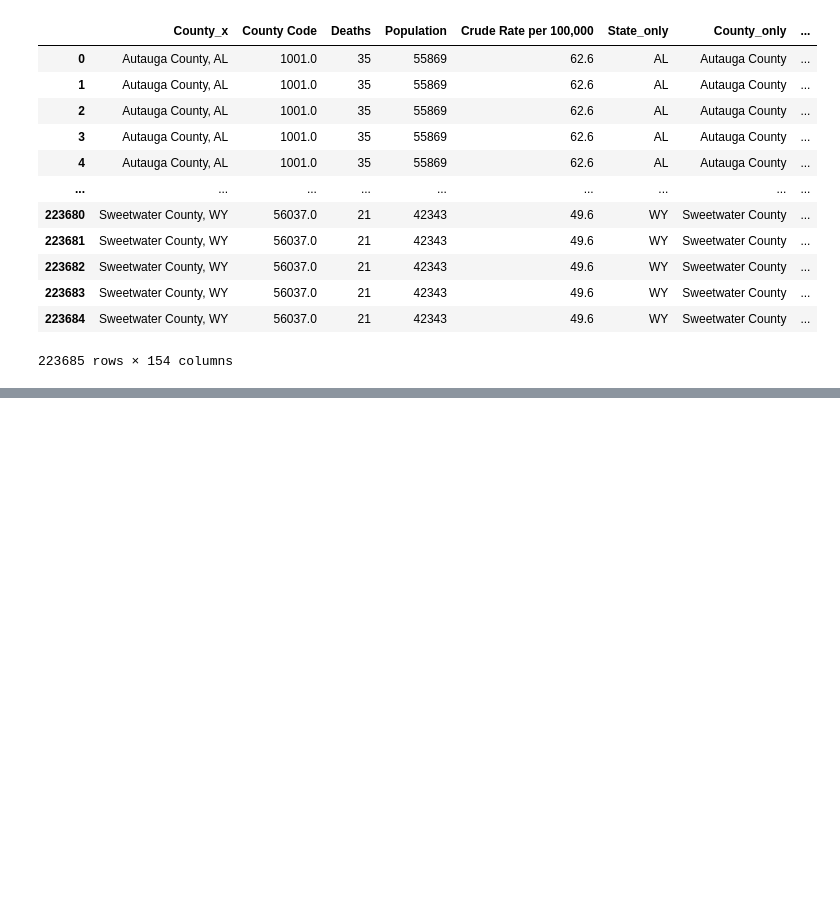
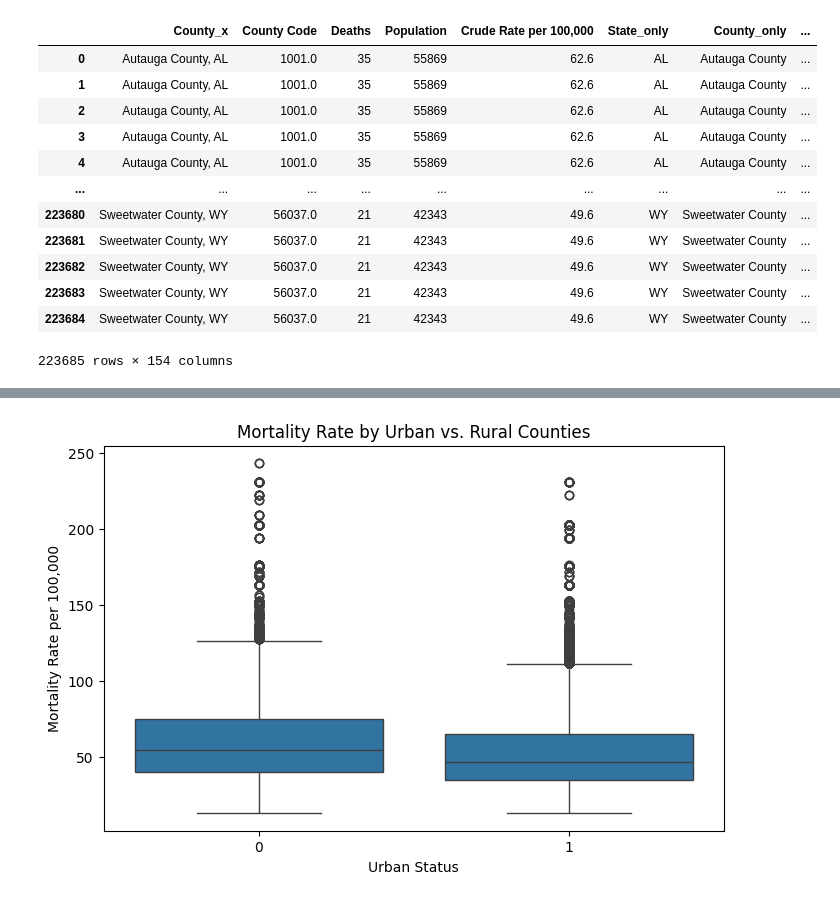
Before and after one commit to marklee4823/math189_project, a Jupyter notebook: Notebook.ipynb, the cells around one changed output, grey strips where cells are left out. Cells and saved outputs as stored; diff of their text form; code cells hidden in the pictures; blank space fills up the shorter version.

```diff
--- a/Notebook.ipynb
+++ b/Notebook.ipynb
@@ -216,0 +251,9 @@ df_merged
+# %%
+plt.figure(figsize=(8, 5))
+sns.boxplot(x=df_merged['Urban'], y=df_merged['mortality_rate'])
+plt.title("Mortality Rate by Urban vs. Rural Counties")
+plt.xlabel("Urban Status")
+plt.ylabel("Mortality Rate per 100,000")
+plt.show()
+# %% [output]
+[figure, added]
```
Also changed, not shown: parts of 9 cells of this notebook.
